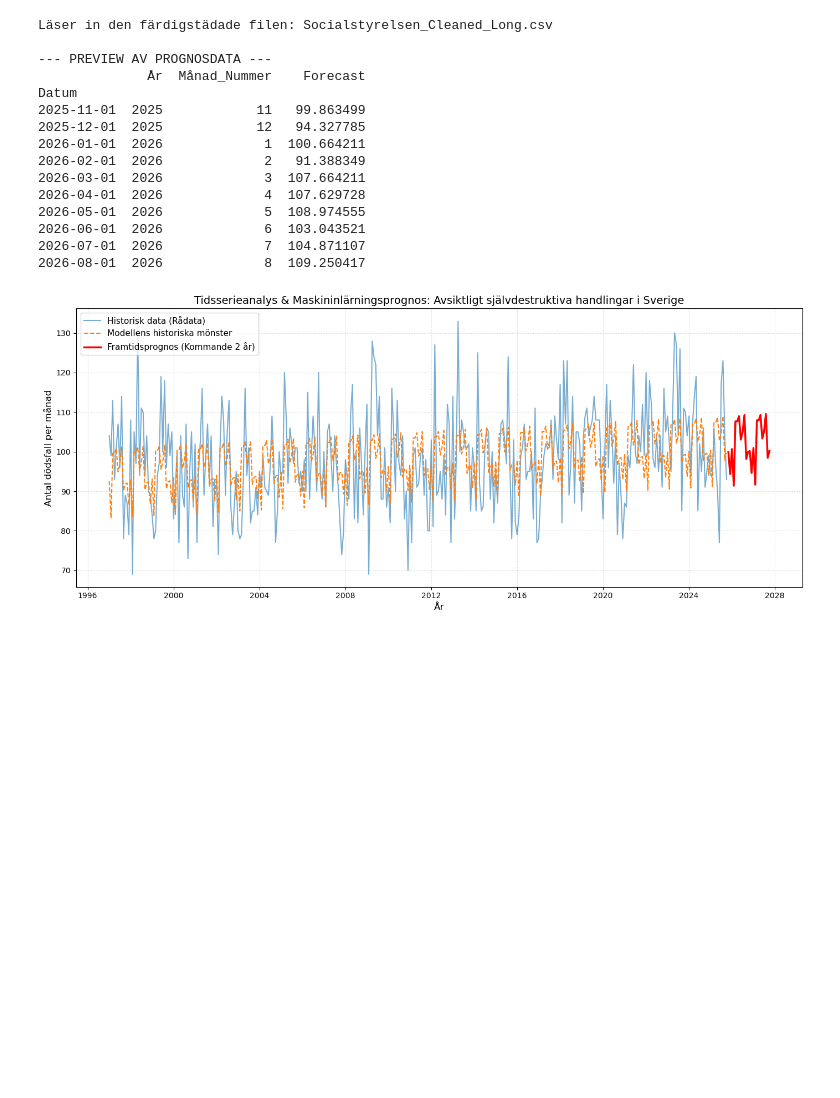
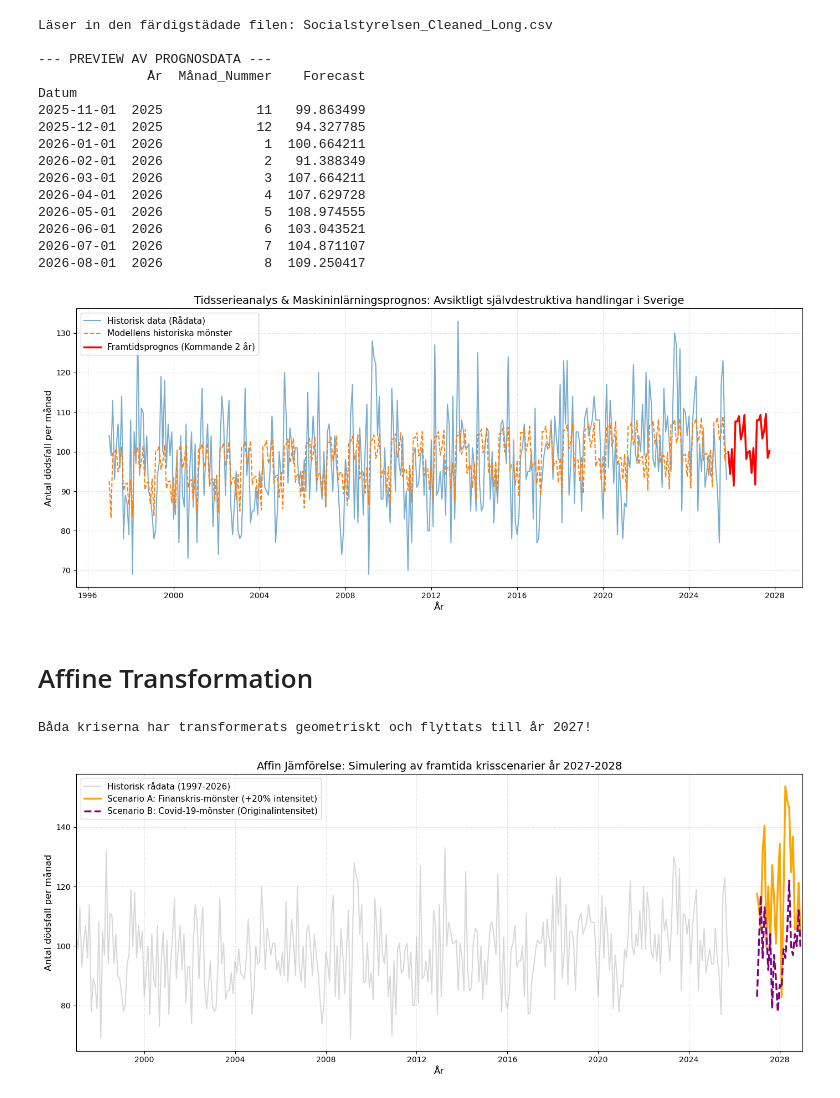
Before and after one commit to RickardAnd/projekt-grupp6, a Jupyter notebook: projekt_grupp6.ipynb, the cells around one changed output. Drawn from its saved outputs; the diff is of its cells as text; code cells hidden in the pictures; blank space fills up the shorter version.

Commit message:
Affine

```diff
--- a/projekt_grupp6.ipynb
+++ b/projekt_grupp6.ipynb
@@ -648,3 +648,82 @@ Datum
 2026-07-01  2026             7  104.871107
 2026-08-01  2026             8  109.250417
 [figure]
+# %% [markdown]
+# Affine Transformation
+# %%
+import pandas as pd
+import numpy as np
+import matplotlib.pyplot as plt
+
+# =====================================================================
+#                    LÄS IN OCH JSTÄDA DATAN
+# =====================================================================
+
+# Använder vår redan städade fil som har rätt struktur och kolumner
+file_name = "Socialstyrelsen_Cleaned_Long.csv"
+df_long = pd.read_csv(file_name, sep=";")
+
+df_total = df_long[df_long['Gender'] == 'Båda könen'].dropna().copy()
+df_total = df_total.sort_values(by=['År', 'Månad_Nummer']).reset_index(drop=True)
+
+# Skapa datetime-index
+df_total['Datum'] = pd.to_datetime(df_total['År'].astype(str) + '-' + df_total['Månad_Nummer'].astype(str) + '-01')
+df_total = df_total.set_index('Datum')
+
+# =====================================================================
+#                      AFFINE TRANSFORMATION
+# =====================================================================
+# Vi klipper ut 24 månader för varje kris
+original_finans = df_total.loc['2008-01-01':'2009-12-01'].copy()
+original_covid = df_total.loc['2020-01-01':'2021-12-01'].copy()
+
+# Vi bestämmer en gemensam startpunkt i framtiden för simuleringen
+framtida_start = pd.to_datetime('2027-01-01')
+framtida_tidsaxel = pd.date_range(start=framtida_start, periods=24, freq='MS')
+
+# --- Transformation 1: Finanskrisen ---
+# Vi flyttar den till 2027 och skalar upp antalet döda med 20% (+20% intensitet)
+kris_finans_trans = pd.DataFrame(index=framtida_tidsaxel)
+kris_finans_trans['Antal_Döda'] = original_finans['Antal_Döda'].values * 1.20
+
+# --- Transformation 2: Covid-19 ---
+# Vi flyttar den till 2027 och behåller originalskalan (1.00) för att se den som den var
+kris_covid_trans = pd.DataFrame(index=framtida_tidsaxel)
+kris_covid_trans['Antal_Döda'] = original_covid['Antal_Döda'].values * 1.00
+
+print("Båda kriserna har transformerats geometriskt och flyttats till år 2027!")
+
+# =====================================================================
+#                  VISUALISERING AV JÄMFÖRELSEN
+# =====================================================================
+plt.figure(figsize=(14, 6))
+
+# Rita ut den historiska bakgrundsdatan (tonad i bakgrunden)
+plt.plot(df_total.index, df_total['Antal_Döda'], label='Historisk rådata (1997-2026)', color='gray', alpha=0.3)
+
+# Rita ut den transformerade finanskrisen i framtiden
+plt.plot(kris_finans_trans.index, kris_finans_trans['Antal_Döda'],
+         color='orange', linewidth=2.5, linestyle='-',
+         label='Scenario A: Finanskris-mönster (+20% intensitet)')
+
+# Rita ut det transformerade covid-mönstret på EXAKT samma tidslinje
+plt.plot(kris_covid_trans.index, kris_covid_trans['Antal_Döda'],
+         color='purple', linewidth=2.5, linestyle='--',
+         label='Scenario B: Covid-19-mönster (Originalintensitet)')
+
+# Designa diagrammet
+plt.title("Affin Jämförelse: Simulering av framtida krisscenarier år 2027-2028", fontsize=14)
+plt.xlabel("År", fontsize=12)
+plt.ylabel("Antal dödsfall per månad", fontsize=12)
+plt.grid(True, linestyle=':', alpha=0.6)
+plt.legend(fontsize=11, loc='upper left')
+
+# Snygga till x-axeln så vi ser månaderna tydligt i framtidsdelen
+plt.xlim(pd.to_datetime('1997-01-01'), pd.to_datetime('2029-01-01'))
+
+plt.tight_layout()
+plt.savefig("affine_transformation_dubbel_kris.png", dpi=300)
+plt.show()
+# %% [output]
+Båda kriserna har transformerats geometriskt och flyttats till år 2027!
+[figure, added]
```
Also changed, not shown: 2 other files.
